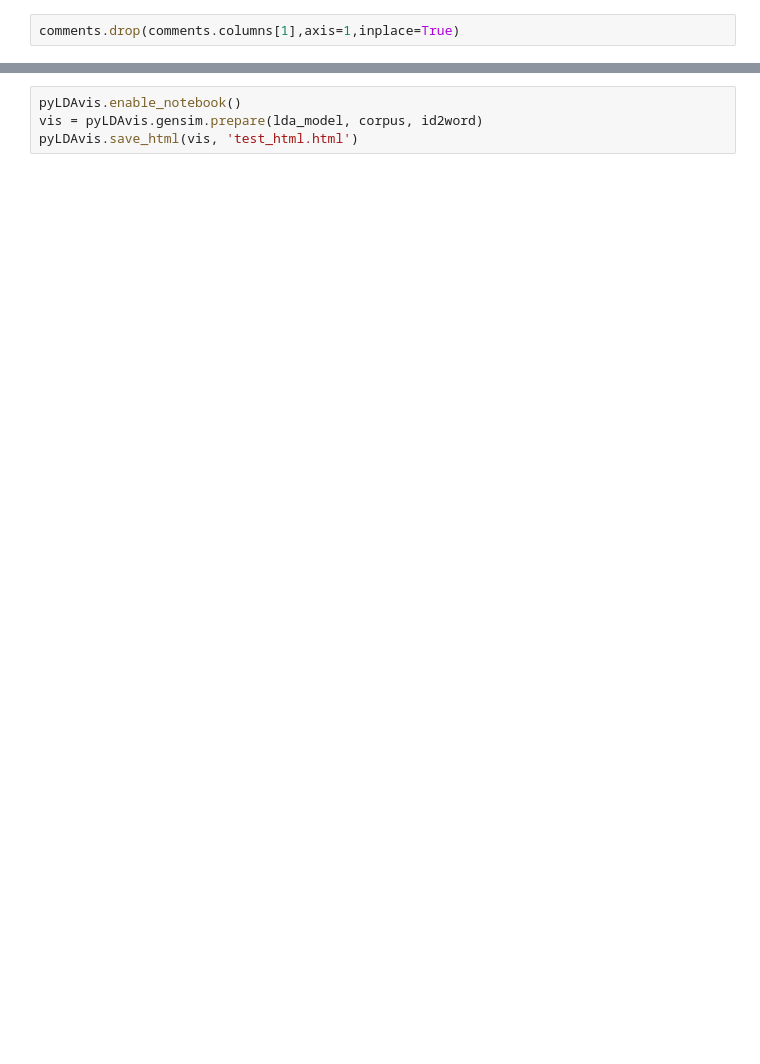
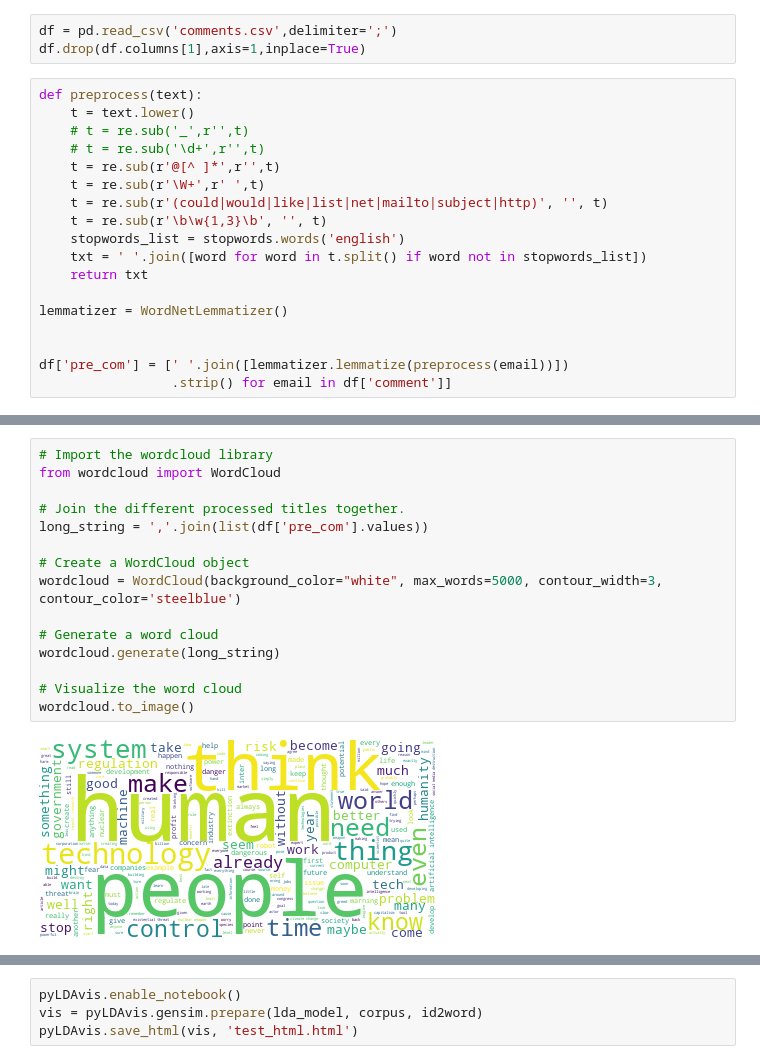
Before and after one commit to isevr/nytimes, a Jupyter notebook: topic modelling.ipynb, the cells around one changed output, grey strips where cells are left out. Saved outputs shown, nothing was run; the diff lists cells and outputs as text; blank space fills up the shorter version.

```diff
--- a/topic modelling.ipynb
+++ b/topic modelling.ipynb
@@ -6,2 +20,21 @@ comments = pd.read_csv('comments.csv',delimiter=';')
 # %%
-comments.drop(comments.columns[1],axis=1,inplace=True)
+df = pd.read_csv('comments.csv',delimiter=';')
+df.drop(df.columns[1],axis=1,inplace=True)
+# %%
+def preprocess(text):
+    t = text.lower()
+    # t = re.sub('_',r'',t)
+    # t = re.sub('\d+',r'',t)
+    t = re.sub(r'@[^ ]*',r'',t)
+    t = re.sub(r'\W+',r' ',t)
+    t = re.sub(r'(could|would|like|list|net|mailto|subject|http)', '', t)
+    t = re.sub(r'\b\w{1,3}\b', '', t)
+    stopwords_list = stopwords.words('english')
+    txt = ' '.join([word for word in t.split() if word not in stopwords_list])
+    return txt
+
+lemmatizer = WordNetLemmatizer()
+
+
+df['pre_com'] = [' '.join([lemmatizer.lemmatize(preprocess(email))])
+                 .strip() for email in df['comment']]
@@ -8 +63,18 @@ comments.drop(comments.columns[1],axis=1,inplace=True)
+# %%
+# Import the wordcloud library
+from wordcloud import WordCloud
+
+# Join the different processed titles together.
+long_string = ','.join(list(df['pre_com'].values))
+
+# Create a WordCloud object
+wordcloud = WordCloud(background_color="white", max_words=5000, contour_width=3, contour_color='steelblue')
+
+# Generate a word cloud
+wordcloud.generate(long_string)
+
+# Visualize the word cloud
+wordcloud.to_image()
+# %% [output]
+[figure, added]
 # %%
```
Also changed, not shown: parts of 9 cells of this notebook, 3 other files.
